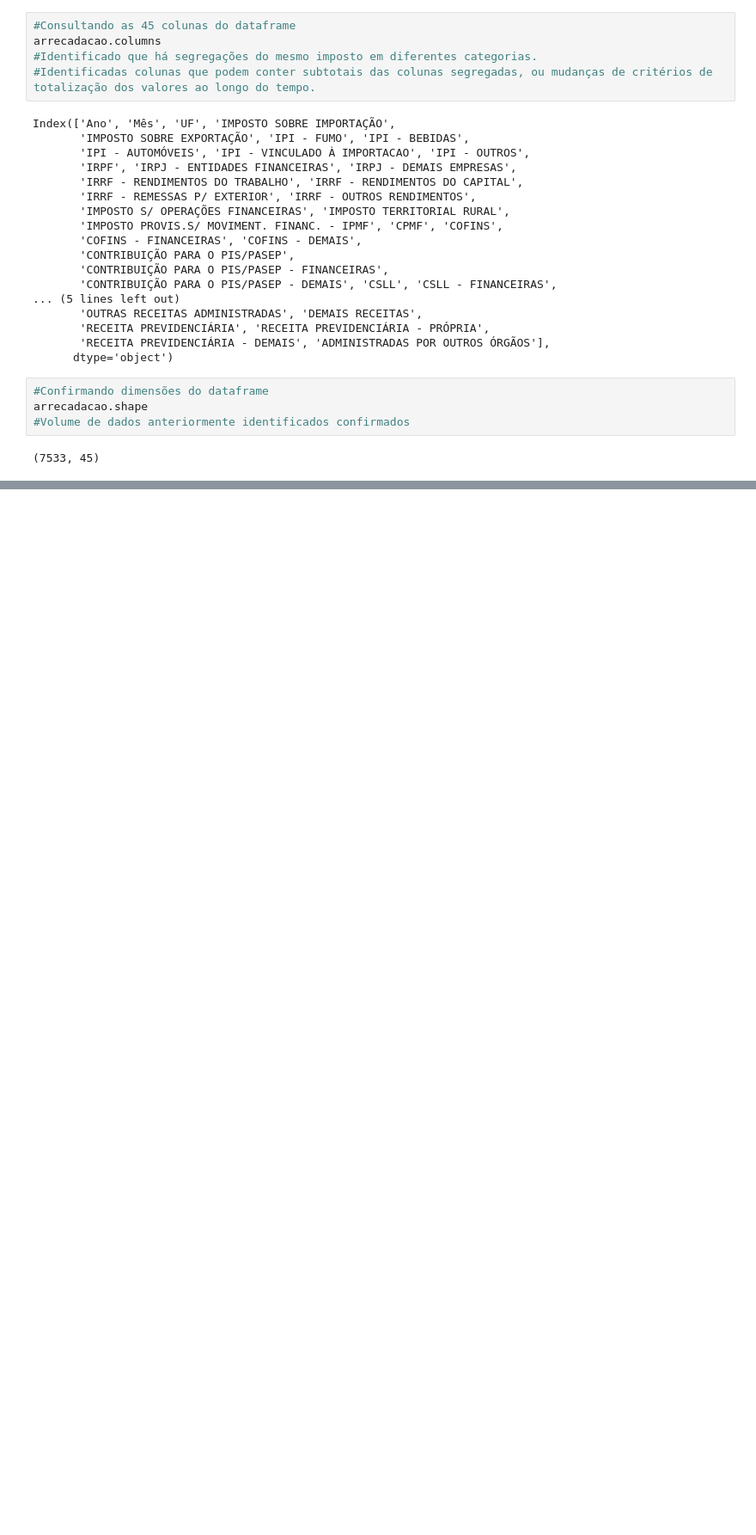
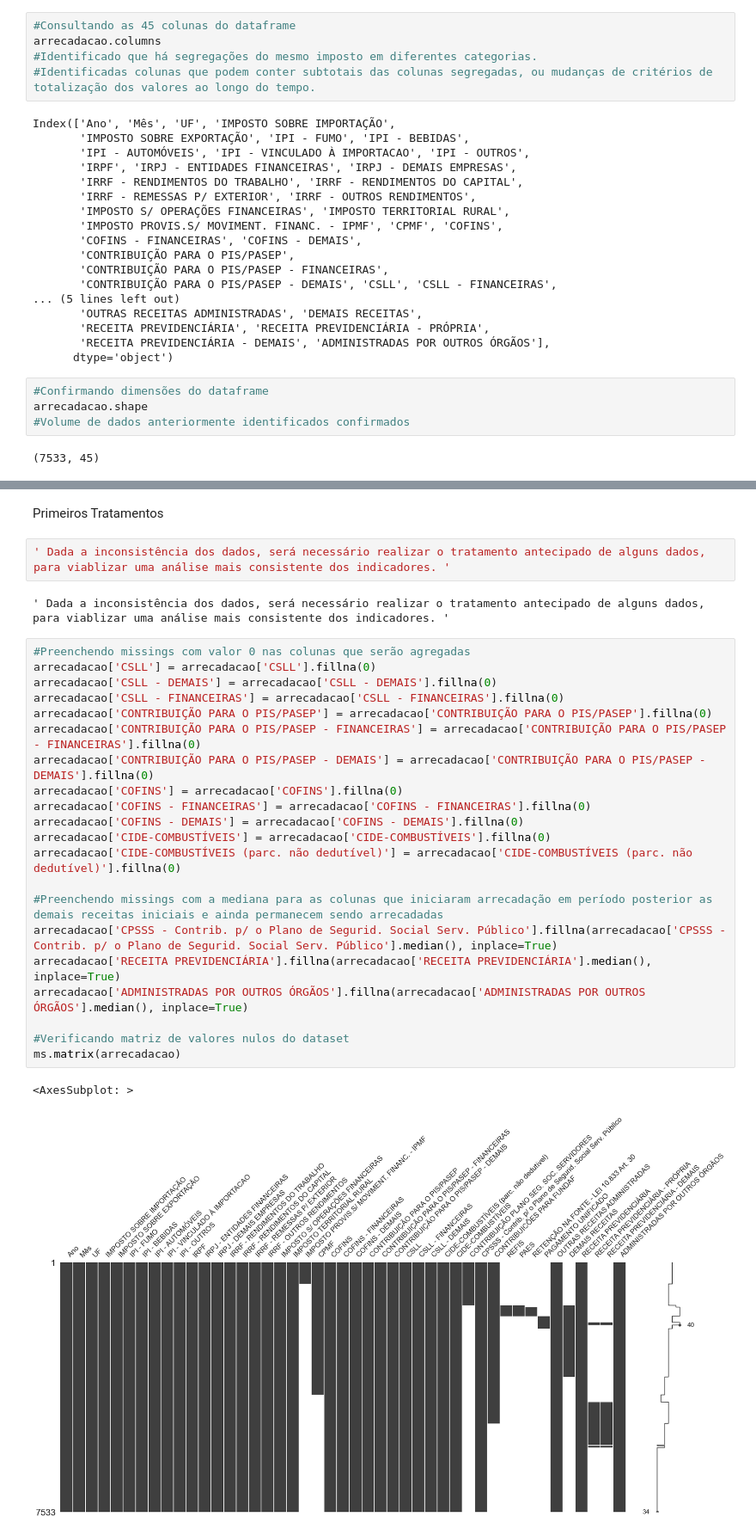
Before and after one commit to leonardevop/mvp_1, a Jupyter notebook: notebook_mvp_1.ipynb, the cells around one changed output, grey strips where cells are left out. Shown at 86% size. Cells and saved outputs as stored; diff of their text form; blank space fills up the shorter version.

```diff
--- a/notebook_mvp_1.ipynb
+++ b/notebook_mvp_1.ipynb
@@ -262,0 +256,30 @@ arrecadacao.groupby('UF').mean()
+# %% [markdown]
+Primeiros Tratamentos
+# %%
+' Dada a inconsistência dos dados, será necessário realizar o tratamento antecipado de alguns dados, para viablizar uma análise mais consistente dos indicadores. '
+# %% [output]
+' Dada a inconsistência dos dados, será necessário realizar o tratamento antecipado de alguns dados, para viablizar uma análise mais consistente dos indicadores. '
+# %%
+#Preenchendo missings com valor 0 nas colunas que serão agregadas
+arrecadacao['CSLL'] = arrecadacao['CSLL'].fillna(0)
+arrecadacao['CSLL - DEMAIS'] = arrecadacao['CSLL - DEMAIS'].fillna(0)
+arrecadacao['CSLL - FINANCEIRAS'] = arrecadacao['CSLL - FINANCEIRAS'].fillna(0)
+arrecadacao['CONTRIBUIÇÃO PARA O PIS/PASEP'] = arrecadacao['CONTRIBUIÇÃO PARA O PIS/PASEP'].fillna(0)
+arrecadacao['CONTRIBUIÇÃO PARA O PIS/PASEP - FINANCEIRAS'] = arrecadacao['CONTRIBUIÇÃO PARA O PIS/PASEP - FINANCEIRAS'].fillna(0)
+arrecadacao['CONTRIBUIÇÃO PARA O PIS/PASEP - DEMAIS'] = arrecadacao['CONTRIBUIÇÃO PARA O PIS/PASEP - DEMAIS'].fillna(0)
+arrecadacao['COFINS'] = arrecadacao['COFINS'].fillna(0)
+arrecadacao['COFINS - FINANCEIRAS'] = arrecadacao['COFINS - FINANCEIRAS'].fillna(0)
+arrecadacao['COFINS - DEMAIS'] = arrecadacao['COFINS - DEMAIS'].fillna(0)
+arrecadacao['CIDE-COMBUSTÍVEIS'] = arrecadacao['CIDE-COMBUSTÍVEIS'].fillna(0)
+arrecadacao['CIDE-COMBUSTÍVEIS (parc. não dedutível)'] = arrecadacao['CIDE-COMBUSTÍVEIS (parc. não dedutível)'].fillna(0)
+
+#Preenchendo missings com a mediana para as colunas que iniciaram arrecadação em período posterior as demais receitas iniciais e ainda permanecem sendo arrecadadas
+arrecadacao['CPSSS - Contrib. p/ o Plano de Segurid. Social Serv. Público'].fillna(arrecadacao['CPSSS - Contrib. p/ o Plano de Segurid. Social Serv. Público'].median(), inplace=True)
+arrecadacao['RECEITA PREVIDENCIÁRIA'].fillna(arrecadacao['RECEITA PREVIDENCIÁRIA'].median(), inplace=True)
+arrecadacao['ADMINISTRADAS POR OUTROS ÓRGÃOS'].fillna(arrecadacao['ADMINISTRADAS POR OUTROS ÓRGÃOS'].median(), inplace=True)
+
+#Verificando matriz de valores nulos do dataset
+ms.matrix(arrecadacao)
+# %% [output]
+<AxesSubplot: >
+[figure, added]
```
Also changed, not shown: parts of 35 cells of this notebook.
